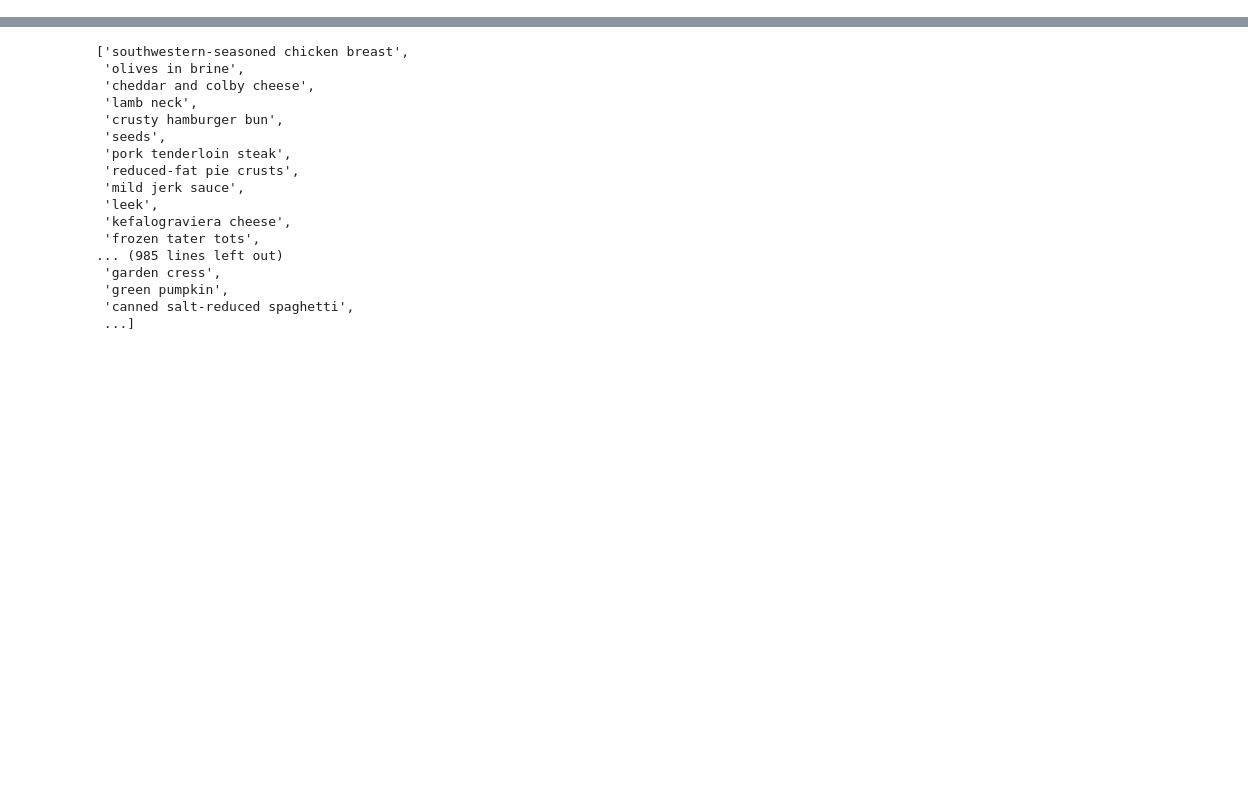
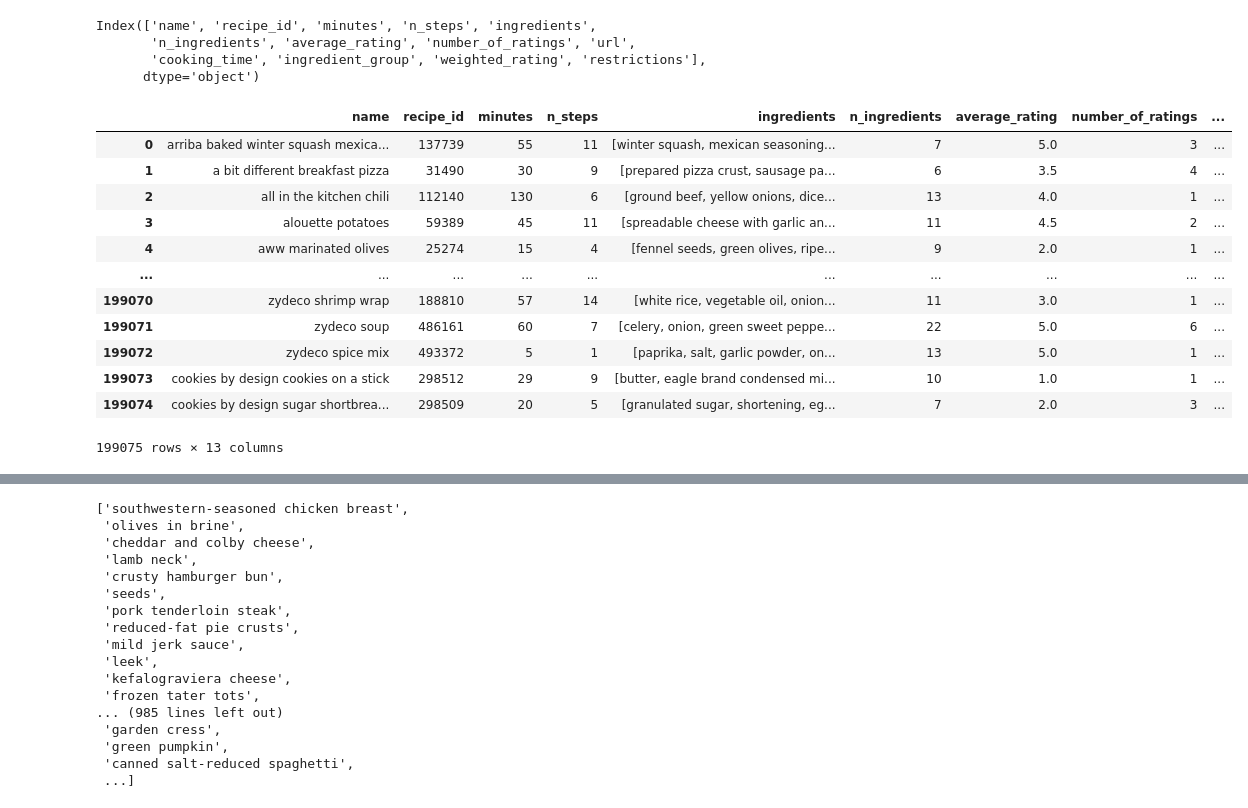
Before and after one commit to amirg33/5_project-V-Final-project_foody, a Jupyter notebook: src/filtering_testing.ipynb, the cells around one changed output, grey strips where cells are left out. Drawn from its saved outputs; the diff is of its cells as text; code cells hidden in the pictures; blank space fills up the shorter version.

```diff
--- a/src/filtering_testing.ipynb
+++ b/src/filtering_testing.ipynb
@@ -8,9 +8,9 @@ import exploration
 exploration.exploration_of_data()
 # %%
 
-df = pd.read_csv("../data/Processed/df_recipes_final.csv")
-df.tags = df.tags.map(lambda x: ast.literal_eval(x))
-df.steps = df.steps.map(lambda x: ast.literal_eval(x))
+df = pd.read_csv("../data/Processed/df_streamlit/df_recipes_final_filtered_dropped.csv")
+#df.tags = df.tags.map(lambda x: ast.literal_eval(x))
+#df.steps = df.steps.map(lambda x: ast.literal_eval(x))
 df.ingredients = df.ingredients.map(lambda x: ast.literal_eval(x))
-df.nutrition = df.nutrition.map(lambda x: ast.literal_eval(x))
+#df.nutrition = df.nutrition.map(lambda x: ast.literal_eval(x))
 df.restrictions = df.restrictions.map(lambda x: ast.literal_eval(x))
@@ -19,0 +17,23 @@ df.restrictions = df.restrictions.map(lambda x: ast.literal_eval(x))
+# %%
+df.columns
+# %% [output]
+Index(['name', 'recipe_id', 'minutes', 'n_steps', 'ingredients',
+       'n_ingredients', 'average_rating', 'number_of_ratings', 'url',
+       'cooking_time', 'ingredient_group', 'weighted_rating', 'restrictions'],
+      dtype='object')
+# %%
+df
+# %% [output]
+|  | name | recipe_id | minutes | n_steps | ingredients | n_ingredients | average_rating | number_of_ratings | ... |
+| 0 | arriba baked winter squash mexica... | 137739 | 55 | 11 | [winter squash, mexican seasoning... | 7 | 5.0 | 3 | ... |
+| 1 | a bit different breakfast pizza | 31490 | 30 | 9 | [prepared pizza crust, sausage pa... | 6 | 3.5 | 4 | ... |
+| 2 | all in the kitchen chili | 112140 | 130 | 6 | [ground beef, yellow onions, dice... | 13 | 4.0 | 1 | ... |
+| 3 | alouette potatoes | 59389 | 45 | 11 | [spreadable cheese with garlic an... | 11 | 4.5 | 2 | ... |
+| 4 | aww marinated olives | 25274 | 15 | 4 | [fennel seeds, green olives, ripe... | 9 | 2.0 | 1 | ... |
+| ... | ... | ... | ... | ... | ... | ... | ... | ... | ... |
+| 199070 | zydeco shrimp wrap | 188810 | 57 | 14 | [white rice, vegetable oil, onion... | 11 | 3.0 | 1 | ... |
+| 199071 | zydeco soup | 486161 | 60 | 7 | [celery, onion, green sweet peppe... | 22 | 5.0 | 6 | ... |
+| 199072 | zydeco spice mix | 493372 | 5 | 1 | [paprika, salt, garlic powder, on... | 13 | 5.0 | 1 | ... |
+| 199073 | cookies by design cookies on a stick | 298512 | 29 | 9 | [butter, eagle brand condensed mi... | 10 | 1.0 | 1 | ... |
+| 199074 | cookies by design sugar shortbrea... | 298509 | 20 | 5 | [granulated sugar, shortening, eg... | 7 | 2.0 | 3 | ... |
+199075 rows × 13 columns
```
Also changed, not shown: parts of 6 cells of this notebook, 5 other files.
